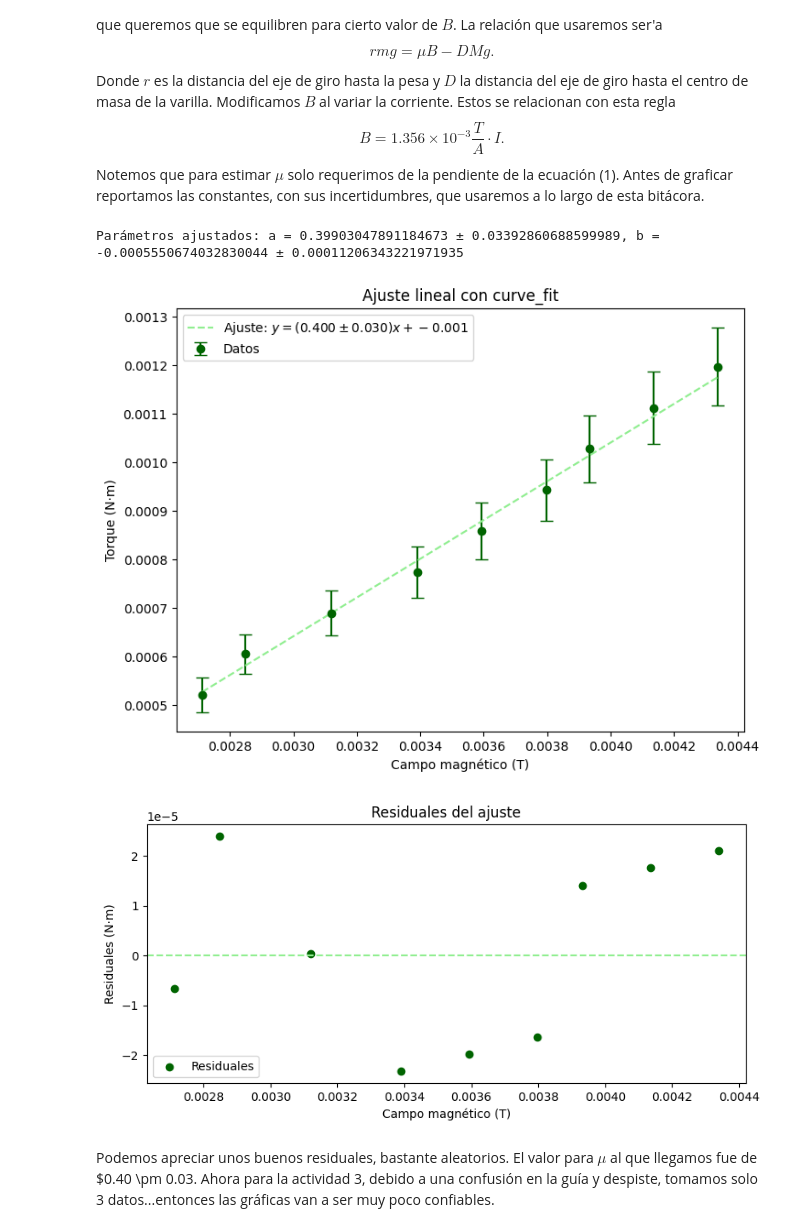
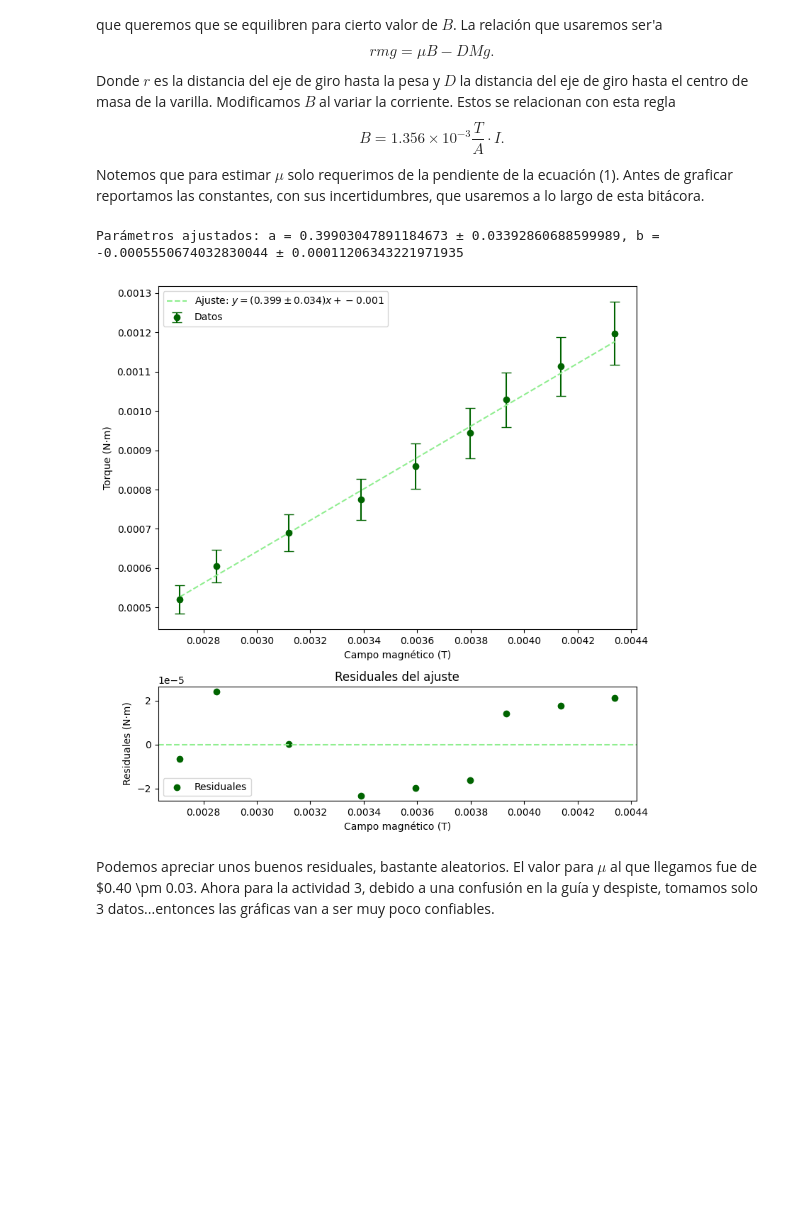
Before and after one commit to samuhdz/Laboratorio-Intermedio, a Jupyter notebook: Torque Magnético/Actividades_1_3.ipynb, the cells around one changed output. Drawn from its saved outputs; the diff is of its cells as text; code cells hidden in the pictures; blank space fills up the shorter version.

Commit message:
Light changes

```diff
--- a/Torque Magnético/Actividades_1_3.ipynb
+++ b/Torque Magnético/Actividades_1_3.ipynb
@@ -74,50 +74,48 @@ inc_y = np.sqrt(
     (gravedad * distancias * inc_p)**2  # Error por masa_p
 )  # N·m
 
 # Datos para el ajuste
 x = campo_magnetico  # Variable independiente (campo magnético, T)
 y = rmg  # Variable dependiente (torque, N·m)
 y_err = inc_y  # Incertidumbre en y (N·m)
 
 # Ajuste con curve_fit
 popt, pcov = curve_fit(linear, x, y, sigma=y_err, absolute_sigma=True)
 
 # Parámetros ajustados y errores
 a, b = popt
 a_err, b_err = np.sqrt(np.diag(pcov))  # Errores estándar de a y b
 
 # Mostrar resultados
 print(f"Parámetros ajustados: a = {a} ± {a_err}, b = {b} ± {b_err}")
 
 parametros=Error(a,a_err)
 
-# Graficar los datos y el ajuste
-plt.figure(figsize=(8, 6))
+fig, ax = plt.subplots(2, 1, figsize=(8, 8), gridspec_kw={'height_ratios': [3, 1]})
 
 # Gráfica de datos y ajuste
-plt.errorbar(x, y, yerr=y_err, fmt='o', color='darkgreen', label='Datos', capsize=5)
-plt.plot(x, linear(x, *popt), '--', color='lightgreen', label=f'Ajuste: $y = ({parametros[0]:.3f} \pm {parametros[1]:.3f})x + {b:.3f}$')
-plt.xlabel('Campo magnético (T)')
-plt.ylabel('Torque (N·m)')
-plt.legend()
-plt.title('Ajuste lineal con curve_fit')
+ax[0].errorbar(x, y, yerr=y_err, fmt='o', color='darkgreen', label='Datos', capsize=5)
+ax[0].plot(x, linear(x, *popt), '--', color='lightgreen', label=f'Ajuste: $y = ({popt[0]:.3f} \pm {a_err:.3f})x + {popt[1]:.3f}$')
+ax[0].set_xlabel('Campo magnético (T)')
+ax[0].set_ylabel('Torque (N·m)')
+ax[0].legend()
+
 
 # Gráfica de residuales
 residuales = y - linear(x, *popt)  # Cálculo de residuales
-plt.figure(figsize=(8, 4))
-plt.scatter(x, residuales, color='darkgreen', label='Residuales')
-plt.axhline(0, color='lightgreen', linestyle='--')
-plt.xlabel('Campo magnético (T)')
-plt.ylabel('Residuales (N·m)')
-plt.legend()
-plt.title('Residuales del ajuste')
+ax[1].scatter(x, residuales, color='darkgreen', label='Residuales')
+ax[1].axhline(0, color='lightgreen', linestyle='--')
+ax[1].set_xlabel('Campo magnético (T)')
+ax[1].set_ylabel('Residuales (N·m)')
+ax[1].legend()
+ax[1].set_title('Residuales del ajuste')
 
+# Ajustar diseño para que no haya sobreposición
 plt.tight_layout()
 plt.show()
 # %% [output]
 Parámetros ajustados: a = 0.39903047891184673 ± 0.03392860688599989, b = -0.0005550674032830044 ± 0.00011206343221971935
-[figure, old version]
+[figure, new version]
-[figure, removed]
 # %% [markdown]
 Podemos apreciar unos buenos residuales, bastante aleatorios. El valor para $\mu$ al que llegamos fue de $0.40  \pm 0.03. Ahora para la actividad 3, debido a una confusión en la guía y despiste, tomamos solo 3 datos...entonces las gráficas van a ser muy poco confiables.
 # %%
```
Also changed, not shown: parts of 1 cell of this notebook, 2 other files.
